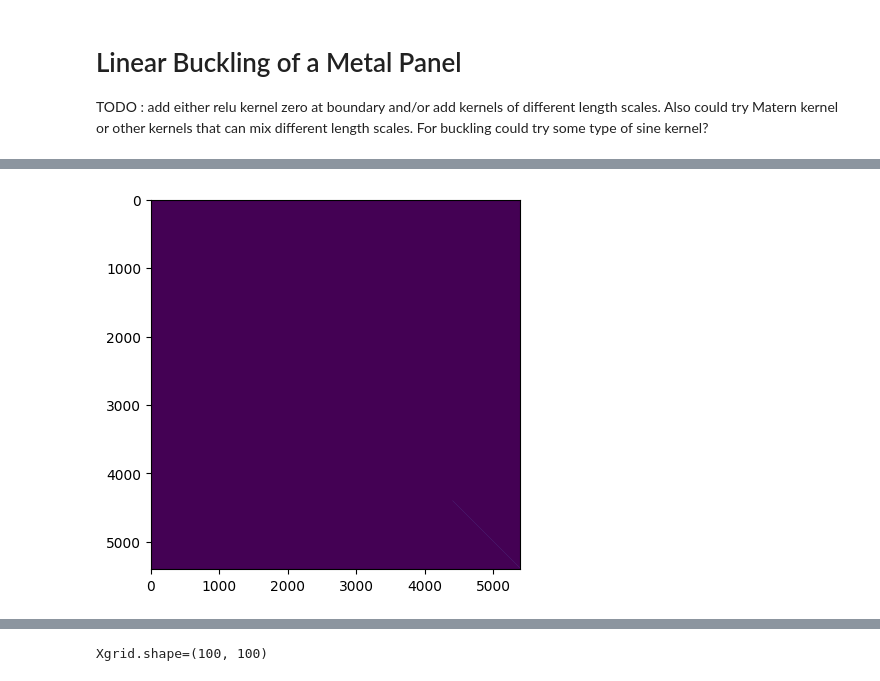
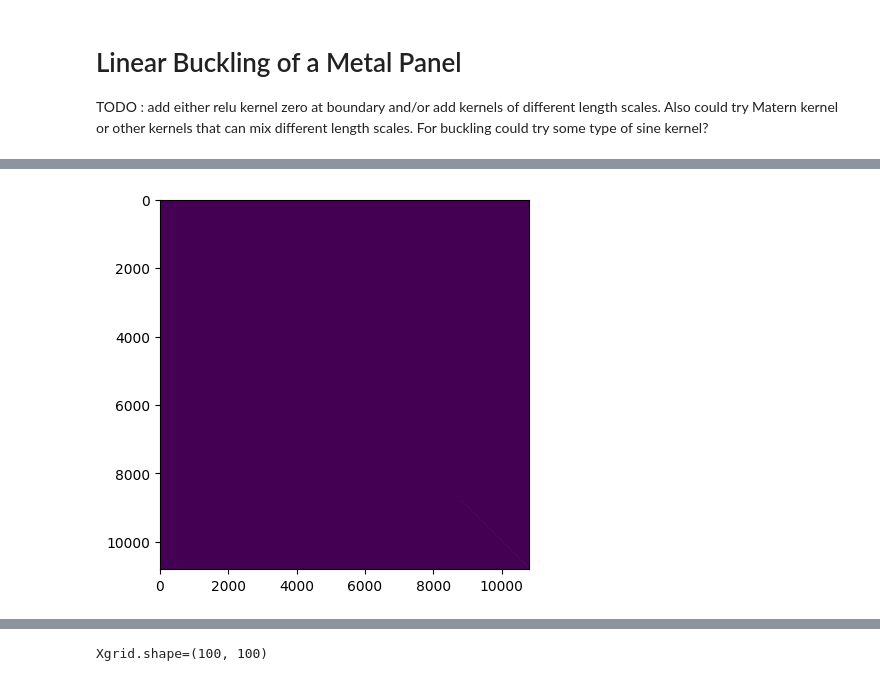
Before and after one commit to sean-engelstad/ml-pde-buckling, a Jupyter notebook: ml-gp/3_lin_buckling_cylinder.ipynb, the cells around one changed output, grey strips where cells are left out. Cells and saved outputs as stored; diff of their text form; code cells hidden in the pictures.

```diff
--- a/ml-gp/3_lin_buckling_cylinder.ipynb
+++ b/ml-gp/3_lin_buckling_cylinder.ipynb
@@ -12,12 +12,12 @@ For buckling could try some type of sine kernel?
 # aluminum plate material properties
 E = 70e9; nu = 0.3; thick = 0.005
 D = E * thick**3 / 12.0 / (1 - nu**2)
-(a, b) = (3, 1)
+R = 1; L = 3
 # (a, b) = (1,1)
 
 # choose kernel hyperparameters
 # Lx, Ly = (0.5, 0.4)
-Lx, Ly = (0.2, 0.2)
+Lx, Ly = (0.5, 1.0)
 eta = 1e-7
 afrac = 0.5
 # eta = 1e-5
@@ -25,4 +25,5 @@ afrac = 0.5
 # num_domain, num_bndry, num_test = (10, 5, 5)
 # num_domain, num_bndry, num_test = (500, 200, 50)
 # num_domain, num_bndry, num_test = (3000, 600, 50)
-num_domain, num_bndry, num_test = (1000, 800, 50)
+# num_domain, num_bndry, num_test = (1000, 500, 50)
+num_domain, num_bndry, num_test = (2000, 700, 50)
@@ -114,6 +113,5 @@ type(x_train)=<class 'tensorflow.python.ops.resource_variable_ops.ResourceVariab
 # %%
 # find the x_train point nearest the center and sort it so that one is first
 # or change first point to the midpoint
-x_train = x_train.numpy()
-x_train[0,0] = a*afrac # near middle but not exactly
-x_train[0,1] = b/2
+x_train[0,0] = L*afrac # near middle but not exactly
+x_train[0,1] = np.pi / 2.0
@@ -285,15 +312,11 @@ import tensorflow as tf
 import numpy as np
 import matplotlib.pyplot as plt
 
-n_block = 3 * num_interior + 3 * num_bndry
+n_block = 3 * num_interior + 4 * num_bndry
 x_all = tf.concat([x_train, x_bndry], axis=0)
 num_all = num_interior + num_bndry
 
 # components of the multivariate GP
-# 1 - w at interior and bndry points
-# 2 - d^2w/dx^2 at bndry points
-# 3 - d^2w/dy^2 at bndry points
-# 4 - nabla^4 w at interior points
 
 # 11 - interior+bndry self-covariance
 x_all_L = tf.expand_dims(x_all, axis=1)
@@ -305,44 +328,57 @@ x_interior_R = tf.expand_dims(x_train, axis=0)
 x_bndry_L = tf.expand_dims(x_bndry, axis=1)
 x_bndry_R = tf.expand_dims(x_bndry, axis=0)
 
-# 12 - w with dx2
-K12 = tf.constant(dx2_kernel_tf(x_all_L, x_all_R))
-# 13 - w with dy2
-K13 = tf.constant(dy2_kernel_tf(x_all_L, x_bndry_R))
-# 14 - w with nabla^4 w
-K14 = tf.constant(kernel2d_bilapl_tf(x_all_L, x_interior_R))
-# 22 - dx2 with dx2
-K22 = tf.constant(doubledx2_kernel_tf(x_all_L, x_all_R))
-# 23 - dx2 with dy2
-K23 = tf.constant(dx2_dy2_kernel_tf(x_all_L, x_bndry_R))
-# 24 - dx2 with nabla^4 w
-K24 = tf.constant(dx2_bilapl_kernel_tf(x_all_L, x_interior_R))
-# 33 - dy2 with dy2
-K33 = tf.constant(doubledy2_kernel_tf(x_bndry_L, x_bndry_R))
-# 34 - dy2 with nabla^4 w
-K34 = tf.constant(dy2_bilapl_kernel_tf(x_bndry_L, x_interior_R))
-# 44 - nabla^4 w with itself
-K44 = tf.constant(kernel2d_double_bilapl_tf(x_interior_L, x_interior_R))
+K12 = tf.constant(dx2_kernel(x_all_L, x_bndry_R), dtype=DTYPE)
+K13 = tf.constant(dx4_kernel(x_all_L, x_all_R), dtype=DTYPE)
+K14 = tf.constant(dx6_kernel(x_all_L, x_bndry_R), dtype=DTYPE)
+K15 = tf.constant(nabla4_dx2_kernel(x_all_L, x_interior_R), dtype=DTYPE)
+K16 = tf.constant(nabla8_kernel(x_all_L, x_interior_R), dtype=DTYPE)
+
+K22 = tf.constant(dx4_kernel(x_bndry_L, x_bndry_R), dtype=DTYPE)
+K23 = tf.constant(dx6_kernel(x_bndry_L, x_all_R), dtype=DTYPE)
+K24 = tf.constant(dx8_kernel(x_bndry_L, x_bndry_R), dtype=DTYPE)
+K25 = tf.constant(nabla4_dx4_kernel(x_bndry_L, x_interior_R), dtype=DTYPE)
+K26 = tf.constant(nabla8_dx2_kernel(x_bndry_L, x_interior_R), dtype=DTYPE)
+
+K33 = tf.constant(dx8_kernel(x_all_L, x_all_R), dtype=DTYPE)
+K34 = tf.constant(dx10_kernel(x_all_L, x_bndry_R), dtype=DTYPE)
+K35 = tf.constant(nabla4_dx6_kernel(x_all_L, x_interior_R), dtype=DTYPE)
+K36 = tf.constant(nabla8_dx4_kernel(x_all_L, x_interior_R), dtype=DTYPE)
+
+K44 = tf.constant(dx12_kernel(x_bndry_L, x_bndry_R), dtype=DTYPE)
+K45 = tf.constant(nabla4_dx8_kernel(x_bndry_L, x_interior_R), dtype=DTYPE)
+K46 = tf.constant(nabla8_dx6_kernel(x_bndry_L, x_interior_R), dtype=DTYPE)
+
+K55 = tf.constant(nabla8_dx4_kernel(x_interior_L, x_interior_R), dtype=DTYPE)
+K56 = tf.constant(nabla12_dx2_kernel(x_interior_L, x_interior_R), dtype=DTYPE)
+
+K66 = tf.constant(nabla16_kernel(x_interior_L, x_interior_R), dtype=DTYPE)
 
 print(f"{num_interior=} {num_all=}")
 # print(f"{K11.shape=} {K12.shape=} {K22.shape=}")
 # print(f"{K13.shape=} {K23.shape=} {K33.shape=}")
 
 # assemble full covariance matrix
-_row1 = tf.constant(tf.concat([K11, K12, K13, K14], axis=1))
-_row2 = tf.constant(tf.concat([tf.transpose(K12), K22, K23, K24], axis=1))
-_row3 = tf.constant(tf.concat([tf.transpose(K13), tf.transpose(K23), K33, K34], axis=1))
-_row4 = tf.constant(tf.concat([tf.transpose(K14), tf.transpose(K24), tf.transpose(K34), K44], axis=1))
-Kblock_prereg = tf.concat([_row1, _row2, _row3, _row4], axis=0)
+_row1 = tf.constant(tf.concat([K11, K12, K13, K14, K15, K16], axis=1))
+_row2 = tf.constant(tf.concat([tf.transpose(K12), K22, K23, K24, K25, K26], axis=1))
+_row3 = tf.constant(tf.concat([tf.transpose(K13), tf.transpose(K23), K33, K34, K35, K36], axis=1))
+_row4 = tf.constant(tf.concat([tf.transpose(K14), tf.transpose(K24), tf.transpose(K34), K44, K45, K46], axis=1))
+_row5 = tf.constant(tf.concat([tf.transpose(K15), tf.transpose(K25), tf.transpose(K35), tf.transpose(K45), K55, K56], axis=1))
+_row6 = tf.constant(tf.concat([tf.transpose(K16), tf.transpose(K26), tf.transpose(K36), tf.transpose(K46), tf.transpose(K56), K66], axis=1))
+Kblock_prereg = tf.concat([_row1, _row2, _row3, _row4, _row5, _row6], axis=0)
 
 # from paper on this by Chen, need to use adaptive nugget term with trace ratio
 tr11 = tf.linalg.trace(K11)
 tr22 = tf.linalg.trace(K22)
 tr33 = tf.linalg.trace(K33)
 tr44 = tf.linalg.trace(K44)
-diagonal = tf.concat([tf.ones((num_all,)), tr22 / tr11 * tf.ones((num_all,)), \
-                      tr33 / tr11 * tf.ones((num_bndry,)), \
-                      tr44 / tr11 * tf.ones((num_interior,))], axis=0)
+tr55 = tf.linalg.trace(K55)
+tr66 = tf.linalg.trace(K66)
+diagonal = tf.concat([tf.ones((num_all,)), tr22 / tr11 * tf.ones((num_bndry,)), \
+                      tr33 / tr11 * tf.ones((num_all,)), \
+                      tr44 / tr11 * tf.ones((num_bndry,)), \
+                      tr55 / tr11 * tf.ones((num_interior,)), \
+                      tr66 / tr11 * tf.ones((num_interior,))], axis=0)
 regularization = eta * tf.linalg.diag(diagonal)
 plt.imshow(regularization)
 
@@ -359 +399 @@ done with eigenvalues solve
-[figure, old version]
+[figure, new version]
```
Also changed, not shown: parts of 13 cells of this notebook, 9 other files.
